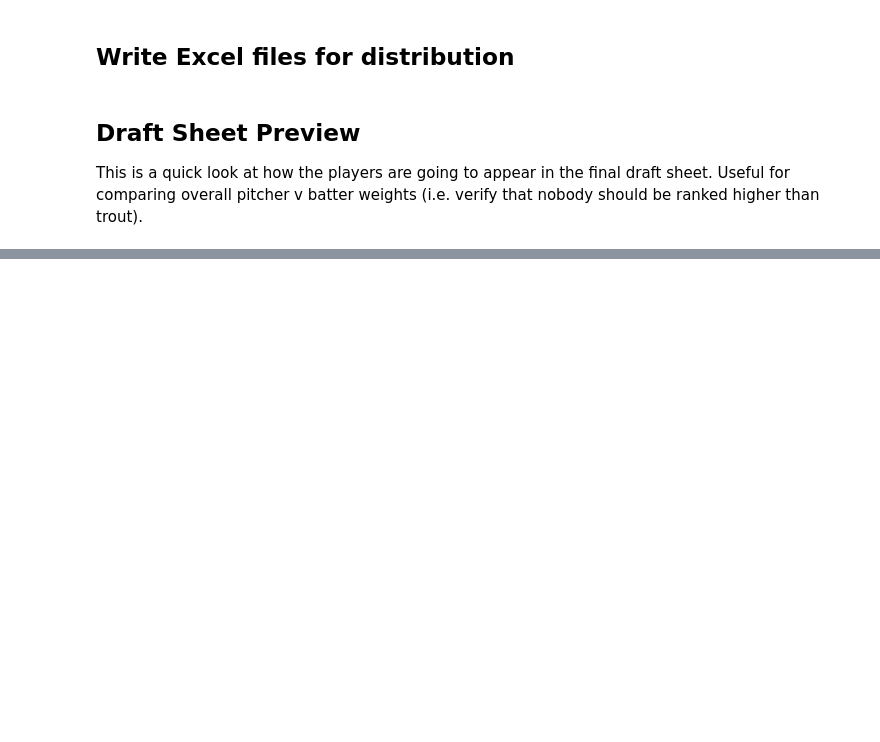
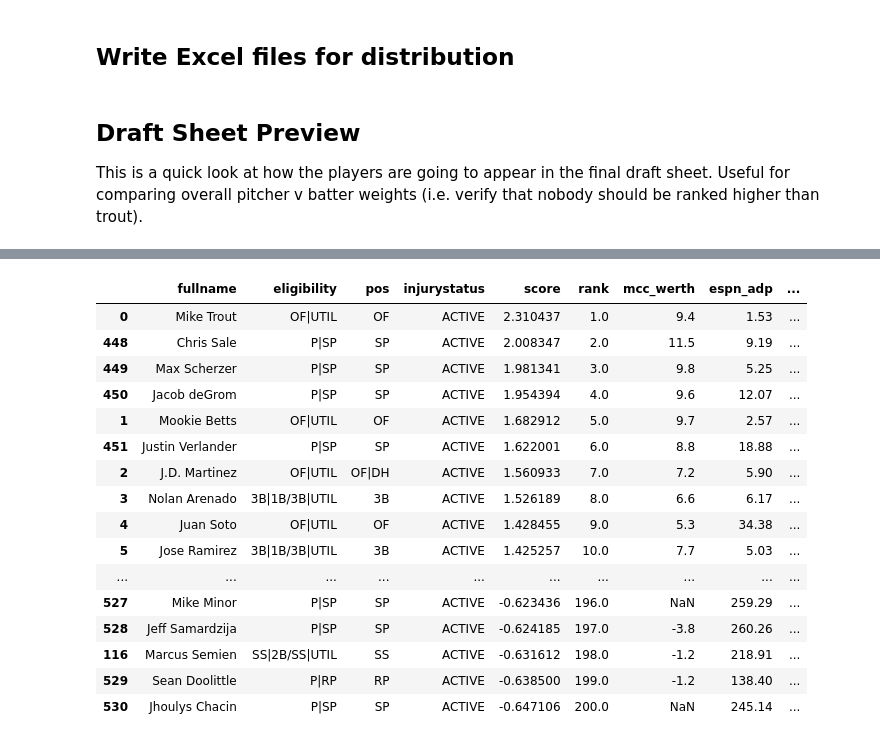
Before and after one commit to zmsy/notebooks, a Jupyter notebook: Player Z-scores.ipynb, the cells around one changed output, grey strips where cells are left out. Drawn from its saved outputs; the diff is of its cells as text; code cells hidden in the pictures; blank space fills up the shorter version.

Commit message:
fixing scores w adp errors

```diff
--- a/Player Z-scores.ipynb
+++ b/Player Z-scores.ipynb
@@ -372,3 +358,23 @@ This is a quick look at how the players are going to appear in the final draft s
+# %%
+dfd.head(200)
+# %% [output]
+|  | fullname | eligibility | pos | injurystatus | score | rank | mcc_werth | espn_adp | ... |
+| 0 | Mike Trout | OF|UTIL | OF | ACTIVE | 2.310437 | 1.0 | 9.4 | 1.53 | ... |
+| 448 | Chris Sale | P|SP | SP | ACTIVE | 2.008347 | 2.0 | 11.5 | 9.19 | ... |
+| 449 | Max Scherzer | P|SP | SP | ACTIVE | 1.981341 | 3.0 | 9.8 | 5.25 | ... |
+| 450 | Jacob deGrom | P|SP | SP | ACTIVE | 1.954394 | 4.0 | 9.6 | 12.07 | ... |
+| 1 | Mookie Betts | OF|UTIL | OF | ACTIVE | 1.682912 | 5.0 | 9.7 | 2.57 | ... |
+| 451 | Justin Verlander | P|SP | SP | ACTIVE | 1.622001 | 6.0 | 8.8 | 18.88 | ... |
+| 2 | J.D. Martinez | OF|UTIL | OF|DH | ACTIVE | 1.560933 | 7.0 | 7.2 | 5.90 | ... |
+| 3 | Nolan Arenado | 3B|1B/3B|UTIL | 3B | ACTIVE | 1.526189 | 8.0 | 6.6 | 6.17 | ... |
+| 4 | Juan Soto | OF|UTIL | OF | ACTIVE | 1.428455 | 9.0 | 5.3 | 34.38 | ... |
+| 5 | Jose Ramirez | 3B|1B/3B|UTIL | 3B | ACTIVE | 1.425257 | 10.0 | 7.7 | 5.03 | ... |
+| ... | ... | ... | ... | ... | ... | ... | ... | ... | ... |
+| 527 | Mike Minor | P|SP | SP | ACTIVE | -0.623436 | 196.0 | NaN | 259.29 | ... |
+| 528 | Jeff Samardzija | P|SP | SP | ACTIVE | -0.624185 | 197.0 | -3.8 | 260.26 | ... |
+| 116 | Marcus Semien | SS|2B/SS|UTIL | SS | ACTIVE | -0.631612 | 198.0 | -1.2 | 218.91 | ... |
+| 529 | Sean Doolittle | P|RP | RP | ACTIVE | -0.638500 | 199.0 | -1.2 | 138.40 | ... |
+| 530 | Jhoulys Chacin | P|SP | SP | ACTIVE | -0.647106 | 200.0 | NaN | 245.14 | ... |
 # %%
 sb.lmplot(x="mcc_werth", y="score", hue="catg", fit_reg=False, data=dfd[dfd['rank'] < 200.0])
 # %% [output]
```
Also changed, not shown: parts of 5 cells of this notebook, 1 other file.
